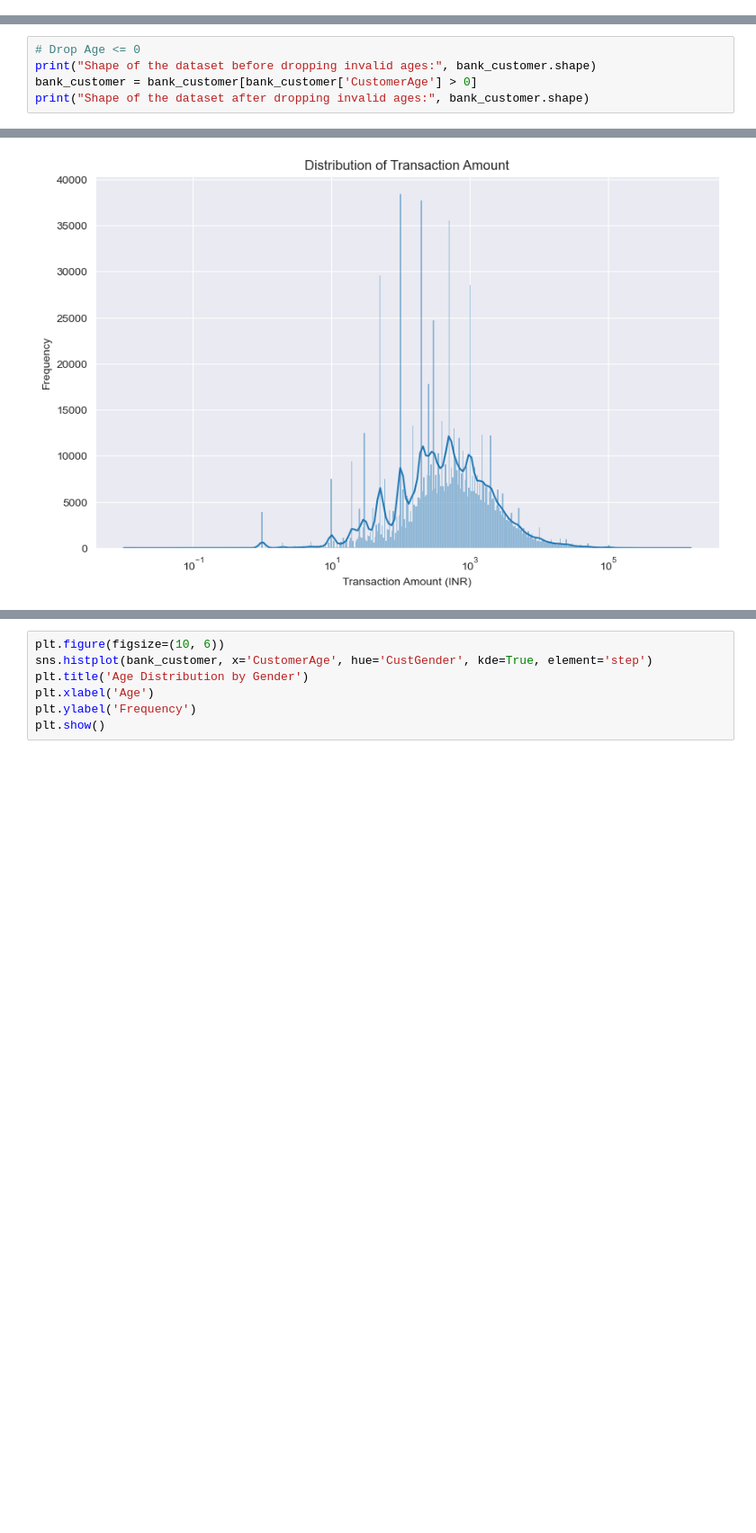
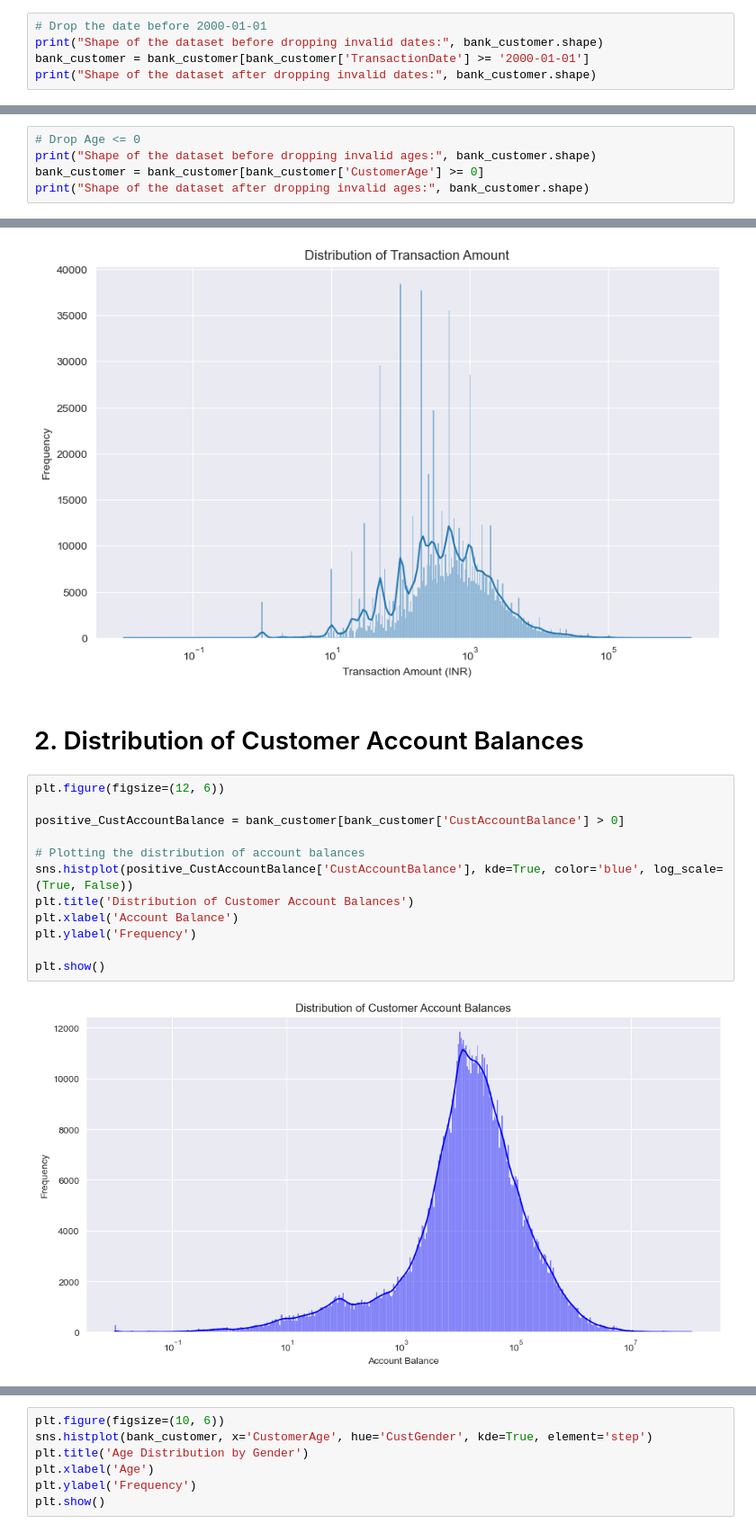
Before and after one commit to GDistories/DSAA5002_Final_Exam, a Jupyter notebook: Q6/Q6_Code/Q6.ipynb, the cells around one changed output, grey strips where cells are left out. Shown at 90% size. Saved outputs shown, nothing was run; the diff lists cells and outputs as text; blank space fills up the shorter version.

```diff
--- a/Q6/Q6_Code/Q6.ipynb
+++ b/Q6/Q6_Code/Q6.ipynb
@@ -137,0 +159,5 @@ bank_customer['TransactionDateTime'] = bank_customer.apply(lambda row: combine_d
+# %%
+# Drop the date before 2000-01-01
+print("Shape of the dataset before dropping invalid dates:", bank_customer.shape)
+bank_customer = bank_customer[bank_customer['TransactionDate'] >= '2000-01-01']
+print("Shape of the dataset after dropping invalid dates:", bank_customer.shape)
@@ -141,6 +170,6 @@ bank_customer = bank_customer.drop(columns=['TransactionDate', 'TransactionTime'
 # %%
 # Drop Age <= 0
 print("Shape of the dataset before dropping invalid ages:", bank_customer.shape)
-bank_customer = bank_customer[bank_customer['CustomerAge'] > 0]
+bank_customer = bank_customer[bank_customer['CustomerAge'] >= 0]
 print("Shape of the dataset after dropping invalid ages:", bank_customer.shape)
 # %% [output]
@@ -181,3 +227,19 @@ plt.ylabel('Frequency')
 plt.show()
 # %% [output]
 [figure]
+# %% [markdown]
+# 2. Distribution of Customer Account Balances
+# %%
+plt.figure(figsize=(12, 6))
+
+positive_CustAccountBalance = bank_customer[bank_customer['CustAccountBalance'] > 0]
+
+# Plotting the distribution of account balances
+sns.histplot(positive_CustAccountBalance['CustAccountBalance'], kde=True, color='blue', log_scale=(True, False))
+plt.title('Distribution of Customer Account Balances')
+plt.xlabel('Account Balance')
+plt.ylabel('Frequency')
+
+plt.show()
+# %% [output]
+[figure, added]
```
Also changed, not shown: parts of 47 cells of this notebook.
